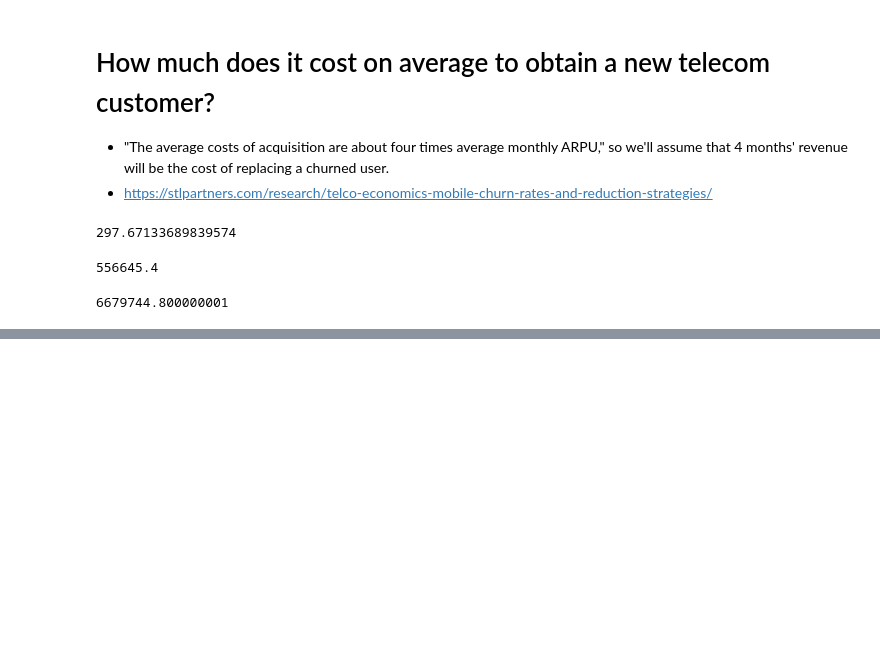
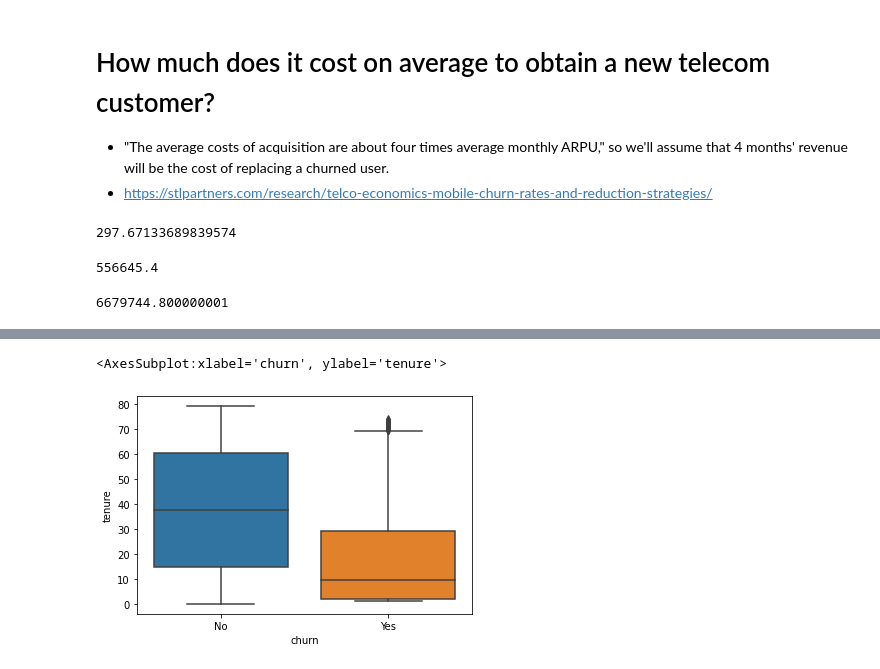
Before and after one commit to greg-maggard/analysis_and_storytelling, a Jupyter notebook: TELCO_churn_analysis.ipynb, the cells around one changed output, grey strips where cells are left out. Saved outputs shown, nothing was run; the diff lists cells and outputs as text; code cells hidden in the pictures; blank space fills up the shorter version.

```diff
--- a/TELCO_churn_analysis.ipynb
+++ b/TELCO_churn_analysis.ipynb
@@ -177,0 +235,7 @@ df[df.churn == 'Yes'].monthly_charges.sum() * 12
+# %%
+sns.boxplot(x = 'churn', y = 'tenure', data = df)
+
+#It does indeed appear that people with lower tenure are more likely to churn
+# %% [output]
+<AxesSubplot:xlabel='churn', ylabel='tenure'>
+[figure, added]
```
Also changed, not shown: parts of 13 cells of this notebook.
